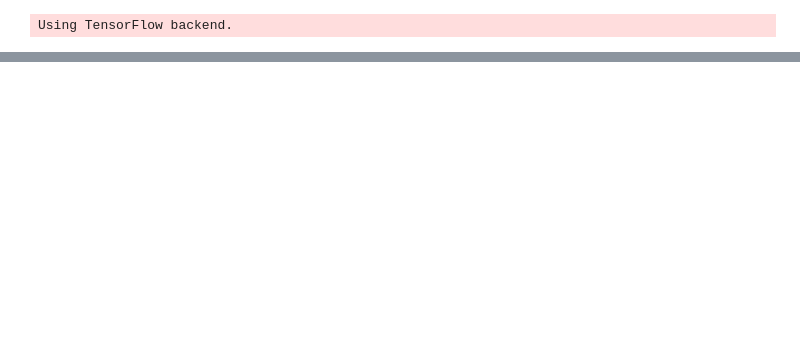
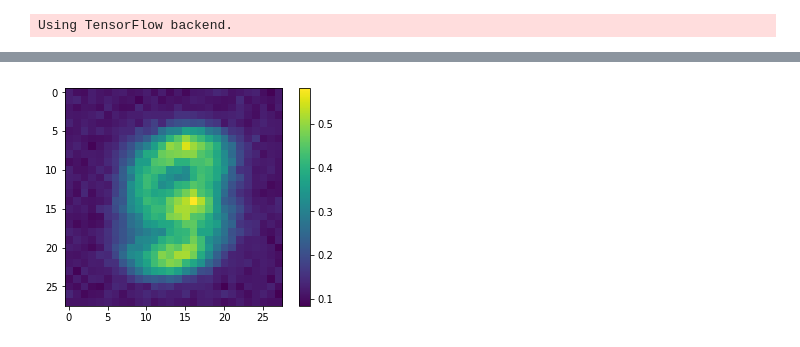
Before and after one commit to jthuemmel/svgd, a Jupyter notebook: stein_vae.ipynb, the cells around one changed output, grey strips where cells are left out. Drawn from its saved outputs; the diff is of its cells as text; code cells hidden in the pictures; blank space fills up the shorter version.

```diff
--- a/stein_vae.ipynb
+++ b/stein_vae.ipynb
@@ -206,3 +237,9 @@ plt.imshow(x_val[q].reshape(orig_dim))
+# %%
+plt.imshow(x_rec[0].reshape(orig_dim))
+plt.colorbar()
+plt.show()
+# %% [output]
+[figure, added]
 # %%
 weights = encoder.model.get_weights()
 fig,ax = plt.subplots(1,len(weights),figsize=(16,4))
```
Also changed, not shown: parts of 37 cells of this notebook.
